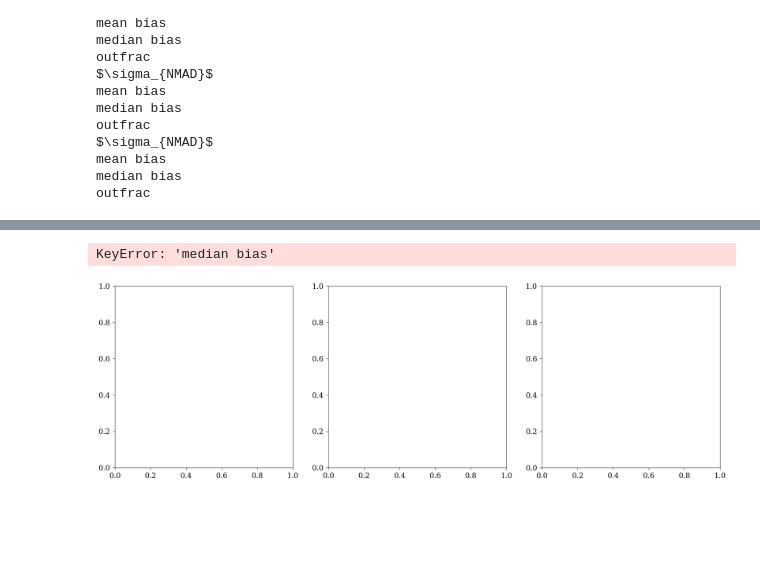
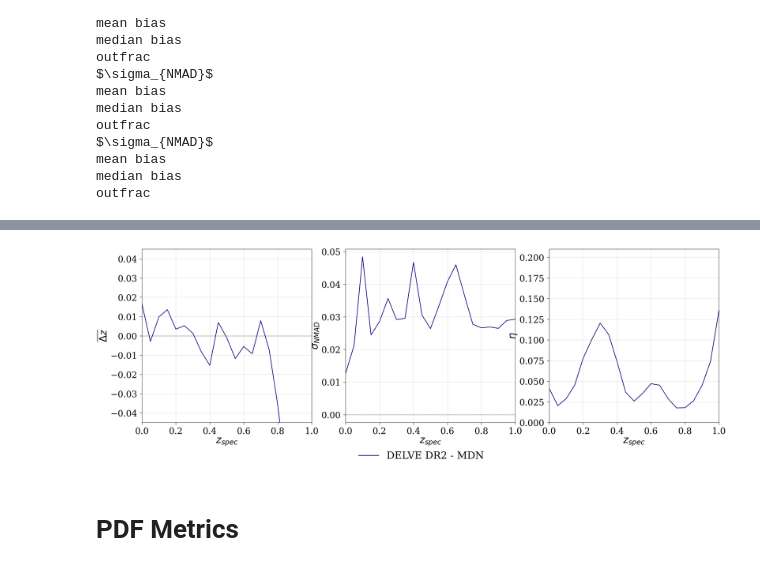
Before and after one commit to gsmteixeira/teixeira24-delve-dr2-phz, a Jupyter notebook: notebooks/analysis.ipynb, the cells around one changed output, grey strips where cells are left out. Cells and saved outputs as stored; diff of their text form; code cells hidden in the pictures; blank space fills up the shorter version.

```diff
--- a/notebooks/analysis.ipynb
+++ b/notebooks/analysis.ipynb
@@ -145,19 +148,6 @@ for xaxis in possible_axis:
                                                           rmag=TEST_DATA['MAG_AUTO_R'],
                                                           magwidth=0.5,
                                                           xaxis=xaxis, zlim=1)
-
-
-
-
-metrics_mean_DR2 = {}
-metrics_std_DR2 = {}
-for xaxis in possible_axis:
-    metrics_mean_DR2[xaxis] = {}
-    metrics_std_DR2[xaxis] = {}
-
-    for xn in My_Metrics_DR2['zspec'][folds[0]]:
-        print(xn)
-        aux_list = [My_Metrics_DR2[xaxis][folds[j]][xn] for j in range(N_FOLDS)]
 # %% [output]
 FOLD_0
 FOLD_0
@@ -174,3 +164,18 @@ $\sigma_{NMAD}$
 mean bias
 median bias
 outfrac
+# %%
+
+metrics_mean_DR2 = {}
+metrics_std_DR2 = {}
+for xaxis in possible_axis:
+    metrics_mean_DR2[xaxis] = {}
+
+    metrics_std_DR2[xaxis] = {}
+
+    for xn in My_Metrics_DR2['zspec'][folds[0]]:
+        print(xn)
+        aux_list = [np.array(My_Metrics_DR2[xaxis][folds[j]][xn]) for j in range(N_FOLDS)]
+
+        metrics_mean_DR2[xaxis][xn] = np.mean(np.vstack(aux_list), axis=0)
+        metrics_std_DR2[xaxis][xn] = np.zeros(len(aux_list[0]))#np.mean(np.vstack(aux_list), axis=0)
@@ -248,33 +266,34 @@ metric = 'outfrac'
 ax.plot(bins_DR2[xaxis], metrics_mean_DR2[xaxis][metric], **mdn_style)
 ax.fill_between(
     bins_DR2[xaxis],
     metrics_mean_DR2[xaxis][metric] - metrics_std_DR2[xaxis][metric],
     metrics_mean_DR2[xaxis][metric] + metrics_std_DR2[xaxis][metric],
     color=mdn_style['color'],
     alpha=shadow_alpha
 )
 
 ax.grid(alpha=0.5)
 ax.set_xlim(0.0, 1)
 ax.set_ylim(0, 0.21)
 ax.axhline(0, c='black', ls='--', alpha=0.7)
 ax.set_ylabel('$\\eta$', fontsize=32)
 ax.set_xlabel('$z_{spec}$', fontsize=32)
 ax.tick_params(axis='both', which='major', labelsize=28)
 ax.tick_params(axis='y', which='minor', labelsize=28)
 
 handles, labels = ax.get_legend_handles_labels()
 fig.legend(
     handles,
     labels,
     fontsize=32,
     frameon=False,
     loc='lower center',
     ncol=len(labels),
-    bbox_to_anchor=(0.5, -0.06)
+    bbox_to_anchor=(0.5, -0.1)
 )
 
 plt.savefig('../figures/metricsXzspec.pdf', bbox_inches='tight')
 # %% [output]
-KeyError: 'median bias'
-[figure, old version]
+[figure, new version]
+# %% [markdown]
+# PDF Metrics
```
Also changed, not shown: parts of 3 cells of this notebook, 1 other file.
